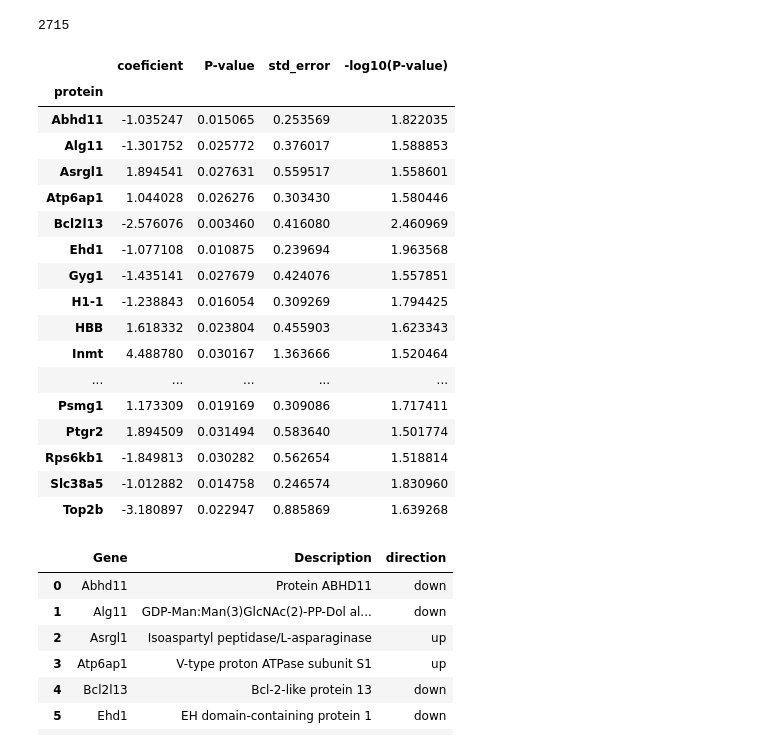
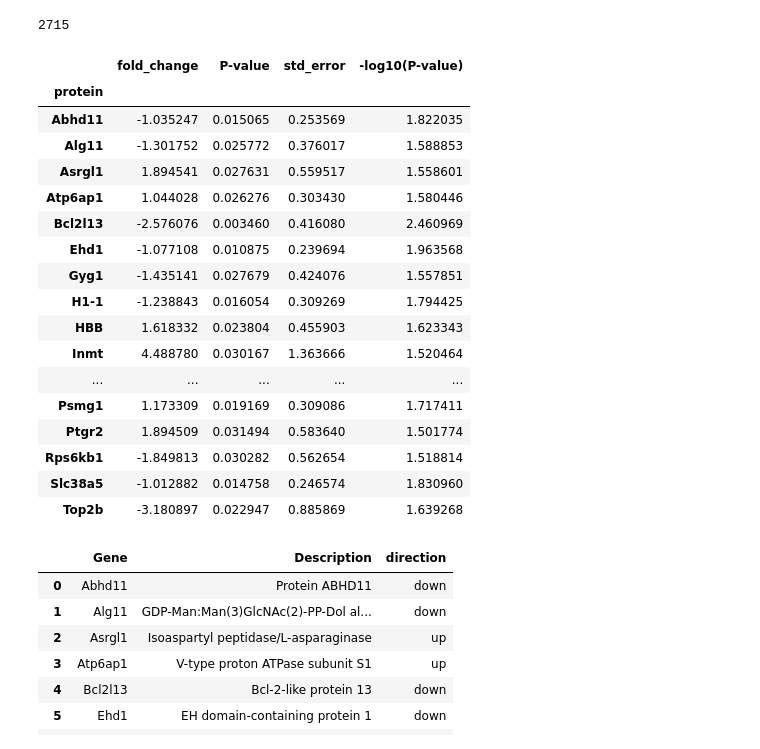
Before and after one commit to kuznetsovaks/Pancreatitis_project, a Jupyter notebook: code/Pancreatitis_FP_exo.ipynb, the cells around one changed output. Drawn from its saved outputs; the diff is of its cells as text; code cells hidden in the pictures.

```diff
--- a/code/Pancreatitis_FP_exo.ipynb
+++ b/code/Pancreatitis_FP_exo.ipynb
@@ -234,7 +234,7 @@ for index, row in LFQ_log.iterrows():
 # Writing the results in a new data frame
 
 results = pd.DataFrame()
-results['coeficient'] = coef
+results['fold_change'] = coef
 results['P-value'] = Pv
 results['std_error'] = std_err
 results['-log10(P-value)'] = np.log10(results['P-value']) * (-1)
@@ -299,11 +297,11 @@ len(results.dropna(how='all'))
 # %%
 # Significantly different proteins:
 
-diff_genes = results.loc[(abs(results['coeficient']) > 1) & # here we can change the fold change threshold
+diff_genes = results.loc[(abs(results['fold_change']) > 1) & # here we can change the fold change threshold
                         (results['-log10(P-value)'] > 1.5)].sort_index()
 diff_genes
 # %% [output]
-|  | coeficient | P-value | std_error | -log10(P-value) |
+|  | fold_change | P-value | std_error | -log10(P-value) |
 | protein |  |  |  |  |
 | Abhd11 | -1.035247 | 0.015065 | 0.253569 | 1.822035 |
 | Alg11 | -1.301752 | 0.025772 | 0.376017 | 1.588853 |
```
Also changed, not shown: parts of 10 cells of this notebook, 1 other file.
